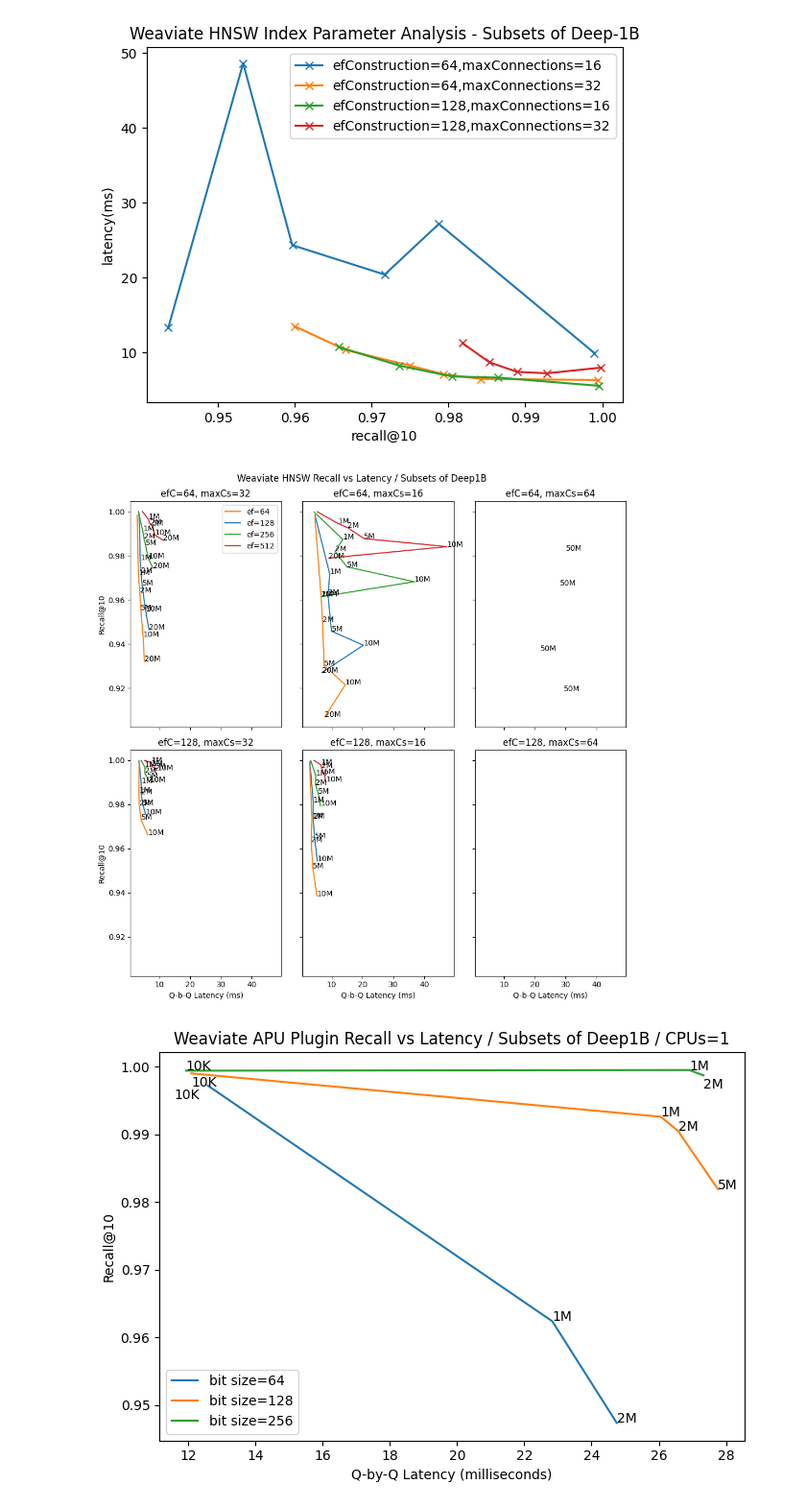
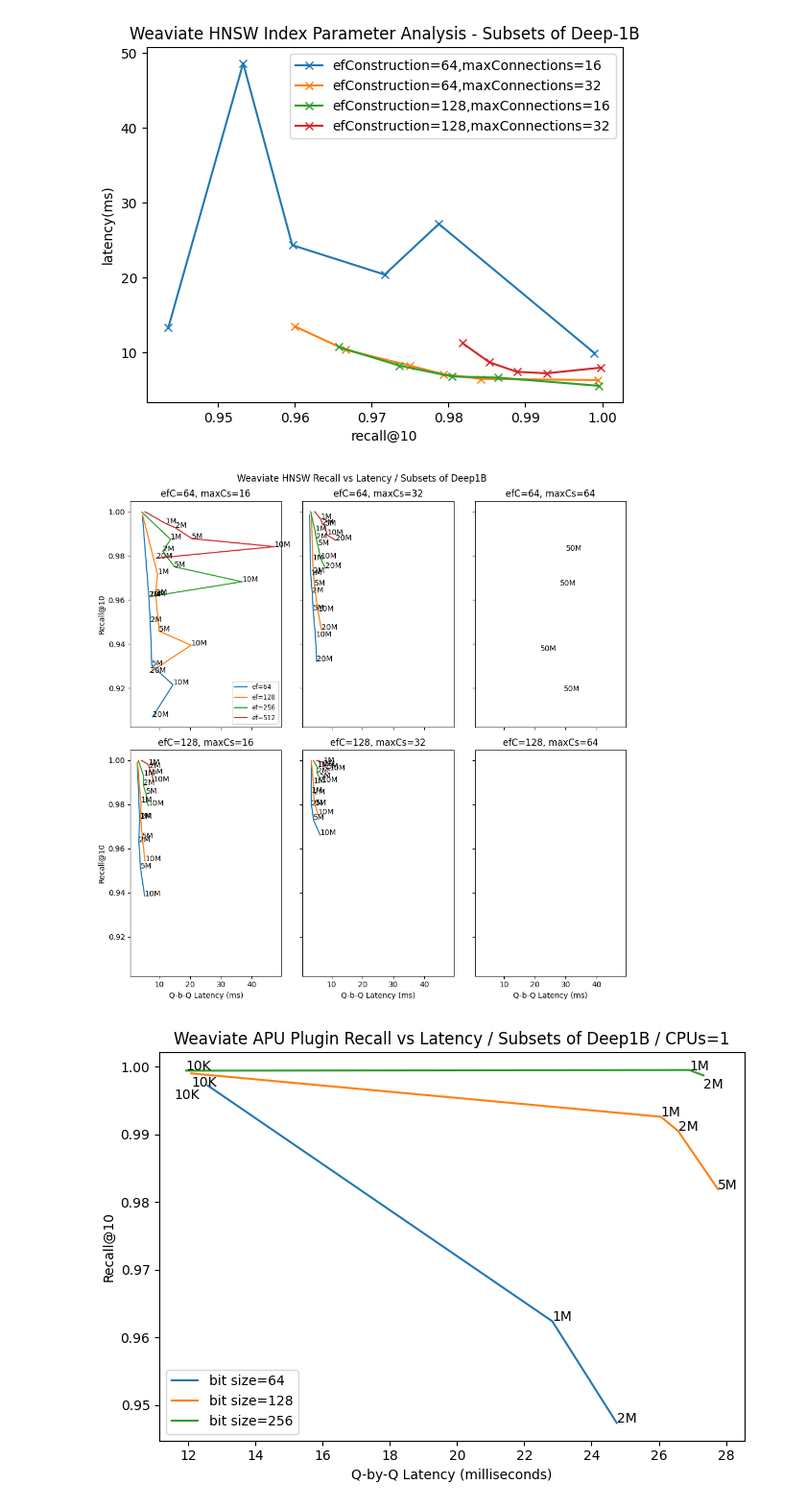
Before and after one commit to sourcesync/weaviate-benchmarking, a Jupyter notebook: gsi/analyze.ipynb, the cells around one changed output. Shown at 96% size. Cells and saved outputs as stored; diff of their text form; code cells hidden in the pictures.

Commit message:
fix suplot ordering and legend coloring bug

```diff
--- a/gsi/analyze.ipynb
+++ b/gsi/analyze.ipynb
@@ -339,11 +339,14 @@ df_hnsw = df [ \
 
 # get unique parms
 efcs = df_hnsw['efConstruction'].unique()
+efcs.sort()
 mxs = df_hnsw['maxConnections'].unique()
+mxs.sort()
 efs = df_hnsw['ef'].unique()
+efs.sort()
 
 # prepare the plot
-fig, ax = pyplot.subplots( len(efcs), len(mxs), figsize=(10,10), sharex=True, sharey=True)
+fig, ax = plt.subplots( len(efcs), len(mxs), figsize=(10,10), sharex=True, sharey=True)
 
 # label the dset sizes along the line
 def gethr(recs):
@@ -375,37 +378,38 @@ for i_e, efc in enumerate(efcs):
                          (df_hnsw['ef']==ef) & \
                          (df_hnsw['maxConnections']==mx) ]. \
                     groupby( [ 'dataset', 'totalDatasetSize' ] )\
                         .mean(['recall_10','latency_mean'])
             #print(df_hnsw_means)
 
             dset_sizes = [ idx[1] for idx in list(df_hnsw_means.index) ]
             dset_sizes.sort()
 
             # get the plot points for recall vs latency
             recalls = [ r*0.1 for r in list(df_hnsw_means['recall_10']) ]
             latencies = [ l/1000000.0 for l in list(df_hnsw_means['latency_mean']) ]
 
             # plot the line
             ax[i_e,i_m].plot(latencies,recalls, label="ef=%d" % int(ef))
 
             # plot dset size markers
             for i,j,s in zip(latencies,recalls,dset_sizes):
                 corr = 0 #-0.05 # adds a little correction to put annotation in marker's centrum
                 if s==10000: continue
                 ax[i_e,i_m].annotate( gethr(s),  xy=(i + corr, j + corr))
 
 # show legend
 ax[0,0].legend(loc='best',fontsize='small')
-handles, labels = ax[0,0].get_legend_handles_labels()
-order = [1,0,2,3]
-ax[0,0].legend([handles[idx] for idx in order],[labels[idx] for idx in order])
+#sort legend box entries
+#handles, labels = ax[0,0].get_legend_handles_labels()
+#order = [1,0,2,3]
+#ax[0,0].legend([handles[idx] for idx in order],[labels[idx] for idx in order])
 
 # finalize plot and save figure
 plt.suptitle("Weaviate HNSW Recall vs Latency / Subsets of Deep1B")
 fig.tight_layout()
 fig.savefig("results/weaviate_hsnw_recall_vs_latency_all_parms.png")
 # %% [output]
-[figure, old version]
+[figure, new version]
 # %%
 # plot Gemini/APU plugin recall vs latency
 
```
Also changed, not shown: parts of 4 cells of this notebook.
